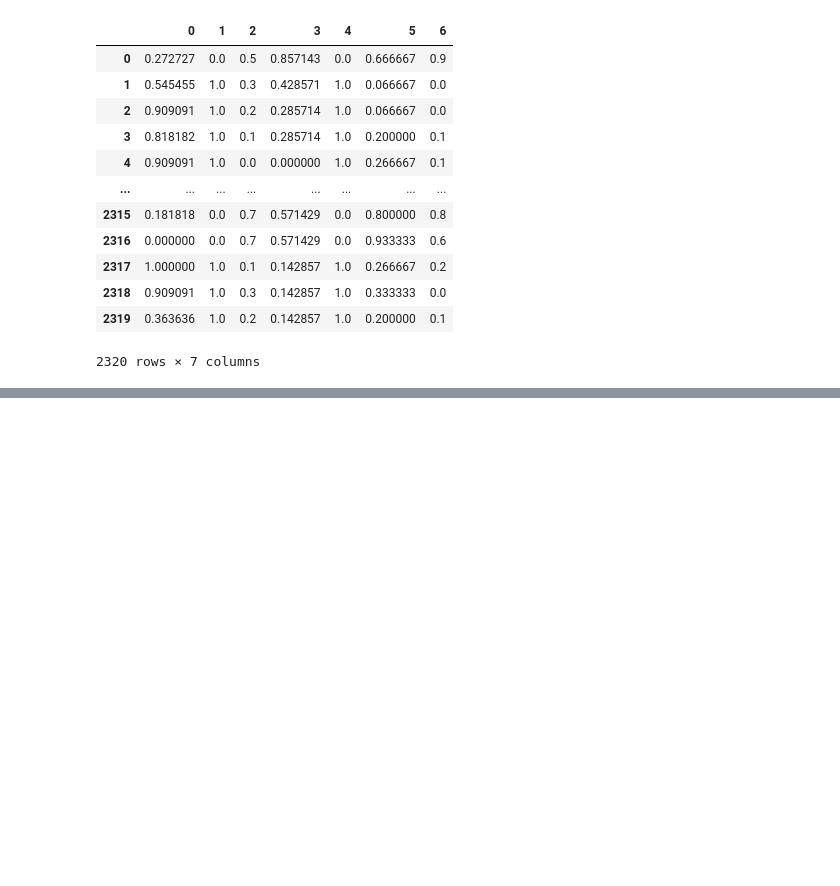
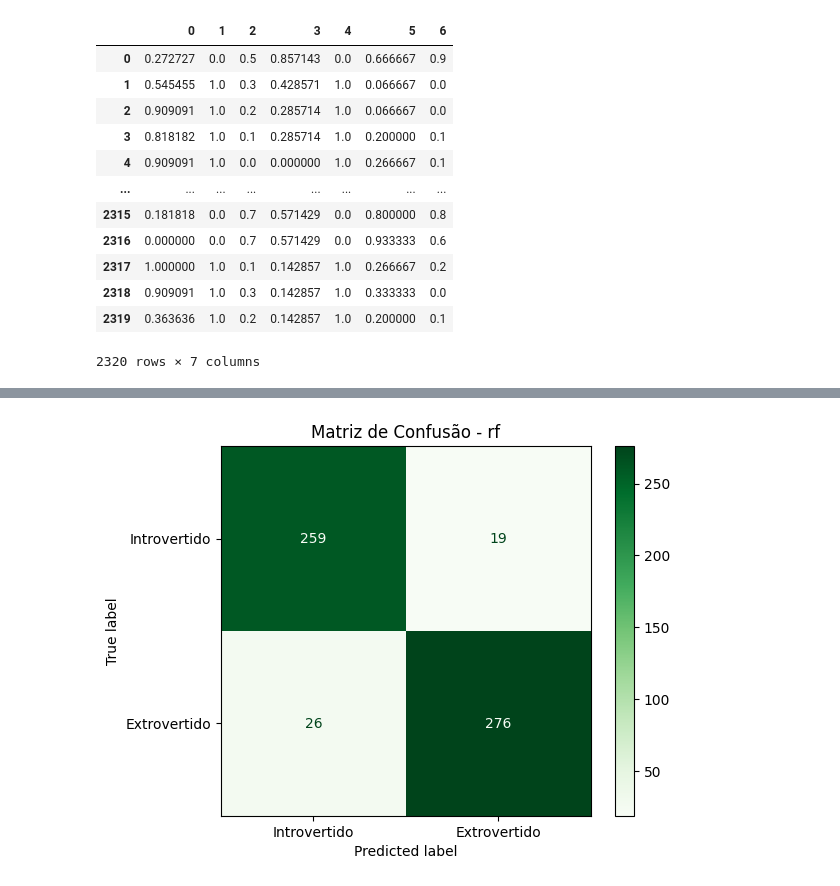
Before and after one commit to solovee/Extrovert-or-Introvert, a Jupyter notebook: extrovertidoXintrovertido.ipynb, the cells around one changed output, grey strips where cells are left out. Drawn from its saved outputs; the diff is of its cells as text; code cells hidden in the pictures; blank space fills up the shorter version.

```diff
--- a/extrovertidoXintrovertido.ipynb
+++ b/extrovertidoXintrovertido.ipynb
@@ -172,0 +167,16 @@ model.save('model.keras')
+# %%
+rf_model = RandomForestClassifier(n_estimators=100, random_state=42)
+rf_model.fit(X_treino, y_treino)
+y_pred_rf = rf_model.predict(X_teste)
+y_pred_proba_rf = rf_model.predict_proba(X_teste)[:, 1]
+accuracy_rf = accuracy_score(y_teste, y_pred_rf)
+precision_rf = precision_score(y_teste, y_pred_rf)
+recall_rf = recall_score(y_teste, y_pred_rf)
+f1_rf = f1_score(y_teste, y_pred_rf)
+roc_auc_rf = roc_auc_score(y_teste, y_pred_proba_rf)
+print(f"Random Forest - Acurácia: {accuracy_rf:.4f}")
+print(f"Random Forest - Precisão: {precision_rf:.4f}")
+print(f"Random Forest - Recall: {recall_rf:.4f}")
+print(f"Random Forest - F1-Score: {f1_rf:.4f}")
+print(f"Random Forest - AUC-ROC: {roc_auc_rf:.4f}")
+joblib.dump(rf_model, 'rf_model.pkl')
@@ -172,0 +214,10 @@ model.save('model.keras')
+# %%
+y_pred_proba_rf = rf_model.predict(X_teste)
+y_pred_rf = (y_pred_proba_rf > 0.5).astype(int)
+cm_rf = confusion_matrix(y_teste, y_pred_rf)
+disp_rf = ConfusionMatrixDisplay(confusion_matrix=cm_rf, display_labels=["Introvertido", "Extrovertido"])
+disp_rf.plot(cmap=plt.cm.Greens)
+plt.title('Matriz de Confusão - rf')
+plt.show()
+# %% [output]
+[figure, added]
```
Also changed, not shown: parts of 25 cells of this notebook, 4 other files.
